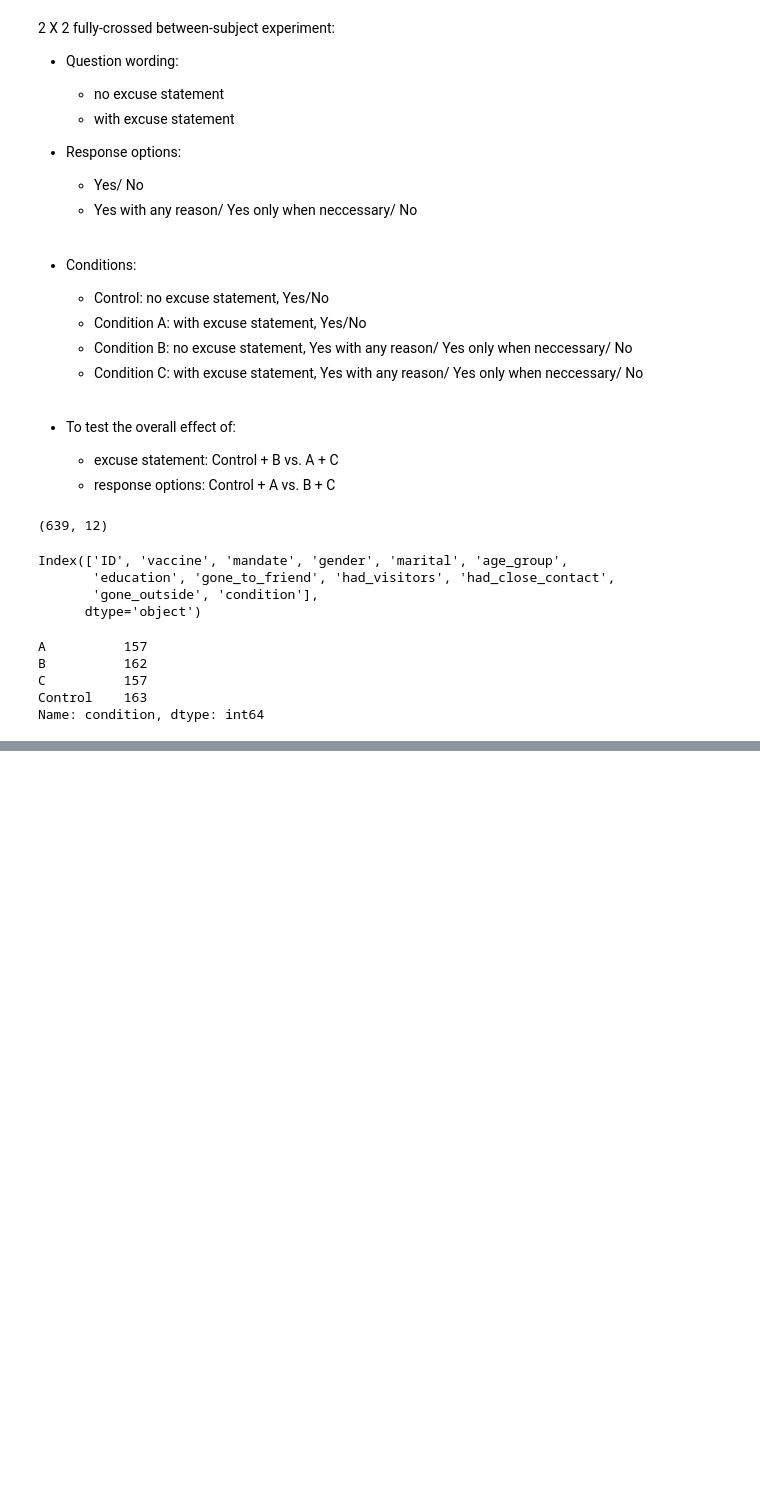
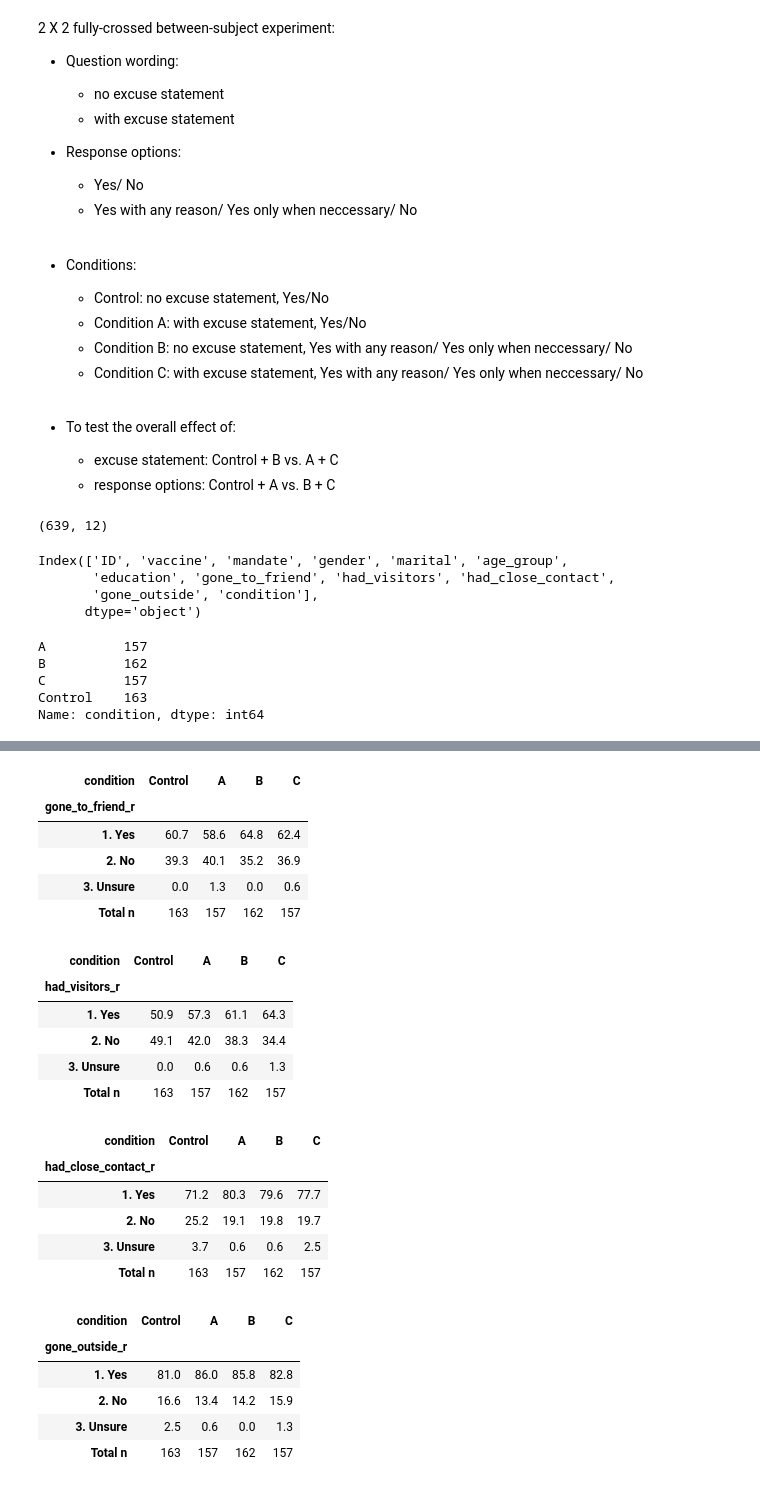
Before and after one commit to rosalynnyang/fb_uas_study, a Jupyter notebook: report/8_SD_experiment_analysis.ipynb, the cells around one changed output, grey strips where cells are left out. Drawn from its saved outputs; the diff is of its cells as text; code cells hidden in the pictures; blank space fills up the shorter version.

```diff
--- a/report/8_SD_experiment_analysis.ipynb
+++ b/report/8_SD_experiment_analysis.ipynb
@@ -123,0 +146,31 @@ util.crosstab_percent_table('gone_outside', 'condition', df, conditions)
+# %%
+recoded_cols = ['gone_to_friend_r', 'had_visitors_r', 'had_close_contact_r', 'gone_outside_r']
+# %%
+for col in recoded_cols:
+    util.crosstab_percent_table(col, 'condition', df, conditions)
+    print('\n')
+# %% [output]
+| condition | Control | A | B | C |
+| gone_to_friend_r |  |  |  |  |
+| 1. Yes | 60.7 | 58.6 | 64.8 | 62.4 |
+| 2. No | 39.3 | 40.1 | 35.2 | 36.9 |
+| 3. Unsure | 0.0 | 1.3 | 0.0 | 0.6 |
+| Total n | 163 | 157 | 162 | 157 |
+| condition | Control | A | B | C |
+| had_visitors_r |  |  |  |  |
+| 1. Yes | 50.9 | 57.3 | 61.1 | 64.3 |
+| 2. No | 49.1 | 42.0 | 38.3 | 34.4 |
+| 3. Unsure | 0.0 | 0.6 | 0.6 | 1.3 |
+| Total n | 163 | 157 | 162 | 157 |
+| condition | Control | A | B | C |
+| had_close_contact_r |  |  |  |  |
+| 1. Yes | 71.2 | 80.3 | 79.6 | 77.7 |
+| 2. No | 25.2 | 19.1 | 19.8 | 19.7 |
+| 3. Unsure | 3.7 | 0.6 | 0.6 | 2.5 |
+| Total n | 163 | 157 | 162 | 157 |
+| condition | Control | A | B | C |
+| gone_outside_r |  |  |  |  |
+| 1. Yes | 81.0 | 86.0 | 85.8 | 82.8 |
+| 2. No | 16.6 | 13.4 | 14.2 | 15.9 |
+| 3. Unsure | 2.5 | 0.6 | 0.0 | 1.3 |
+| Total n | 163 | 157 | 162 | 157 |
```
Also changed, not shown: parts of 23 cells of this notebook.
